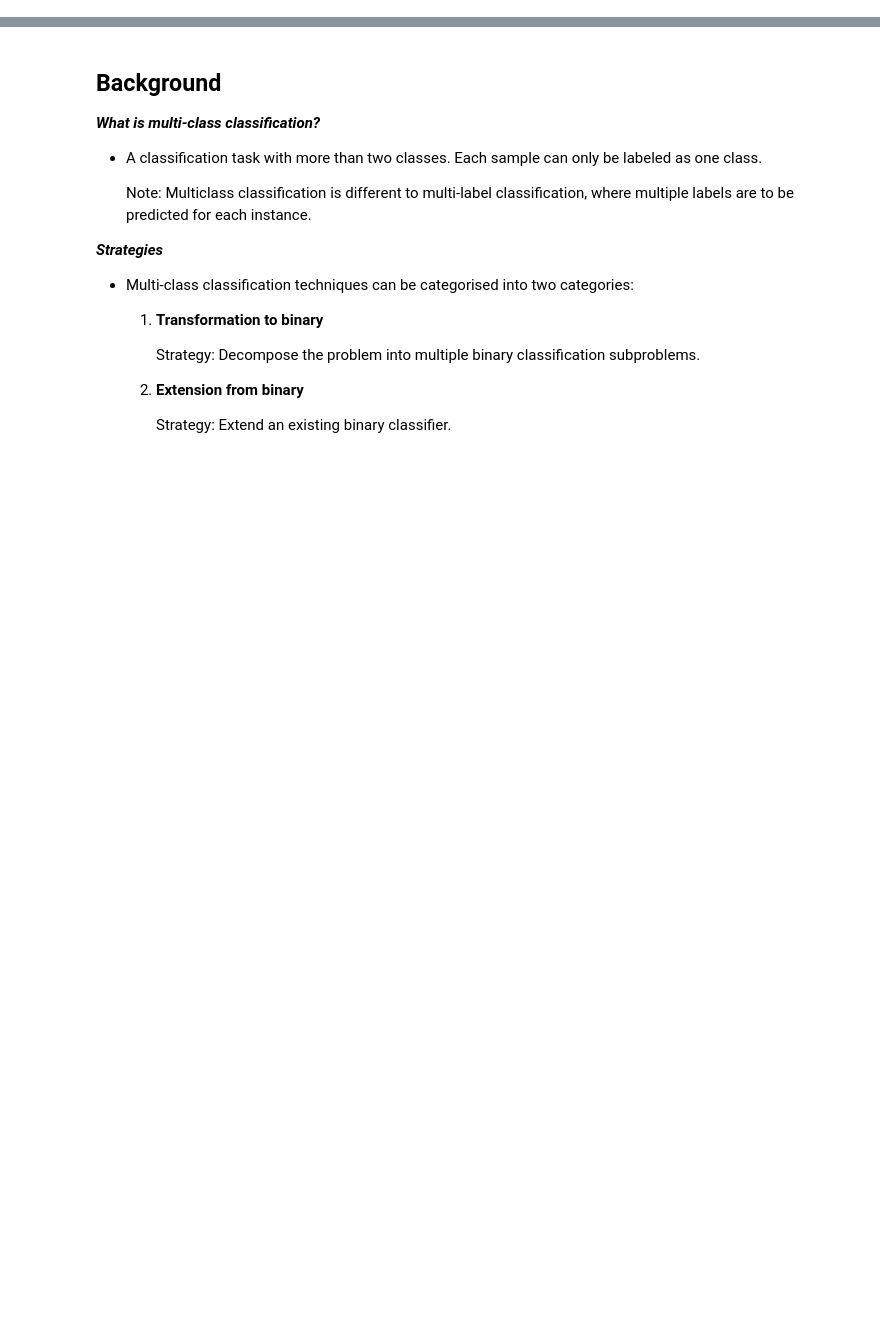
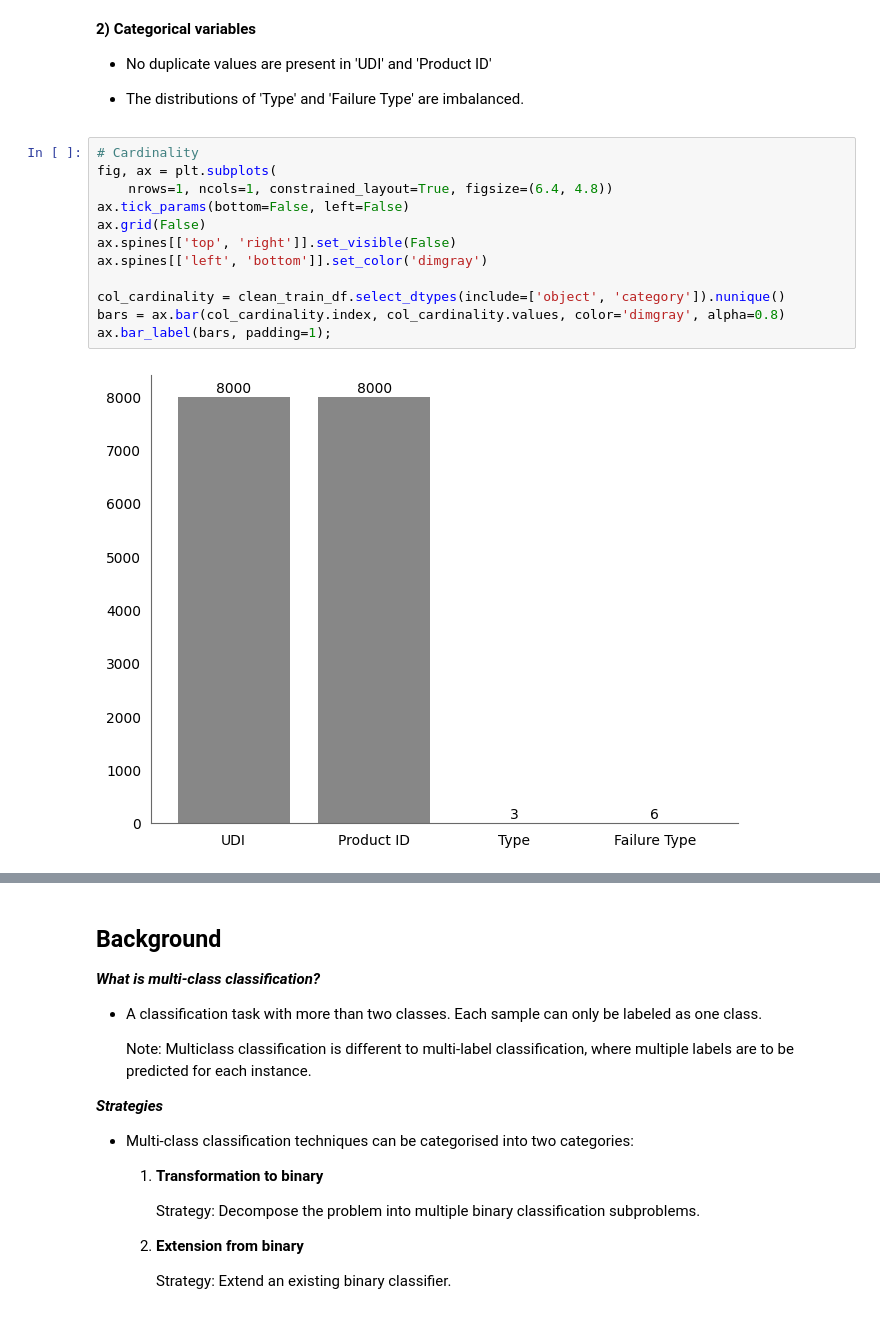
Before and after one commit to earth1987/machine-failure-type, a Jupyter notebook: notebooks/predicting_failure_type.ipynb, the cells around one changed output, grey strips where cells are left out. Saved outputs shown, nothing was run; the diff lists cells and outputs as text; blank space fills up the shorter version.

```diff
--- a/notebooks/predicting_failure_type.ipynb
+++ b/notebooks/predicting_failure_type.ipynb
@@ -30,0 +201,19 @@ Predicting machine failure through machine learning is paramount for efficient i
+# %% [markdown]
+**2) Categorical variables**
+* No duplicate values are present in 'UDI' and 'Product ID'
+
+* The distributions of 'Type' and 'Failure Type' are imbalanced.
+# %%
+# Cardinality
+fig, ax = plt.subplots(
+    nrows=1, ncols=1, constrained_layout=True, figsize=(6.4, 4.8))
+ax.tick_params(bottom=False, left=False)
+ax.grid(False)
+ax.spines[['top', 'right']].set_visible(False)
+ax.spines[['left', 'bottom']].set_color('dimgray')
+
+col_cardinality = clean_train_df.select_dtypes(include=['object', 'category']).nunique()
+bars = ax.bar(col_cardinality.index, col_cardinality.values, color='dimgray', alpha=0.8)
+ax.bar_label(bars, padding=1);
+# %% [output]
+[figure, added]
```
Also changed, not shown: parts of 67 cells of this notebook.
